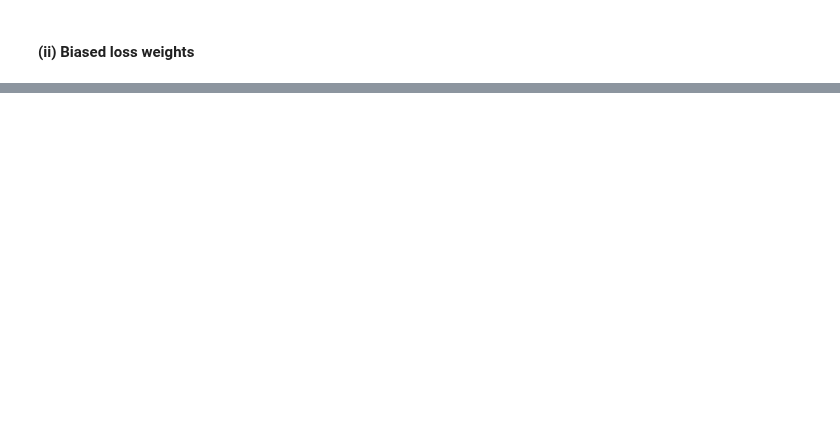
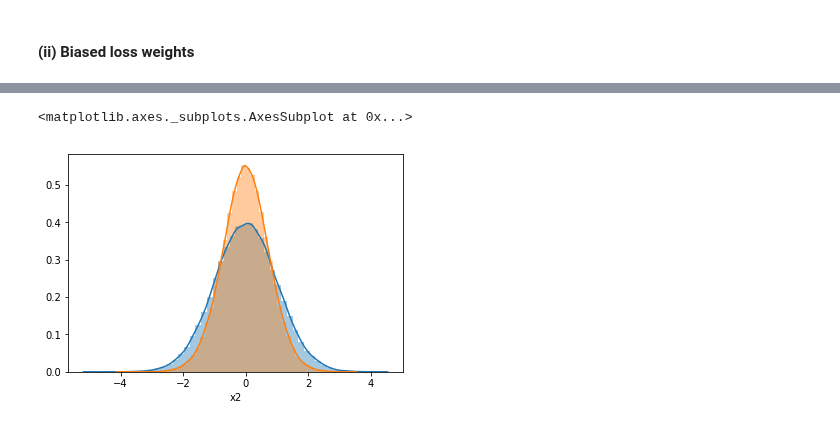
Before and after one commit to synthesized-io/insight, a Jupyter notebook: evaluation/basic_synthetic_distributions.ipynb, the cells around one changed output, grey strips where cells are left out. Drawn from its saved outputs; the diff is of its cells as text; code cells hidden in the pictures; blank space fills up the shorter version.

```diff
--- a/evaluation/basic_synthetic_distributions.ipynb
+++ b/evaluation/basic_synthetic_distributions.ipynb
@@ -361,0 +294,6 @@ df_synthesized, value_types = synthesize(
+# %%
+sns.distplot(df_original['x2'])
+sns.distplot(df_synthesized['x2'])
+# %% [output]
+<matplotlib.axes._subplots.AxesSubplot at 0x...>
+[figure, added]
```
Also changed, not shown: parts of 15 cells of this notebook, 7 other files.
